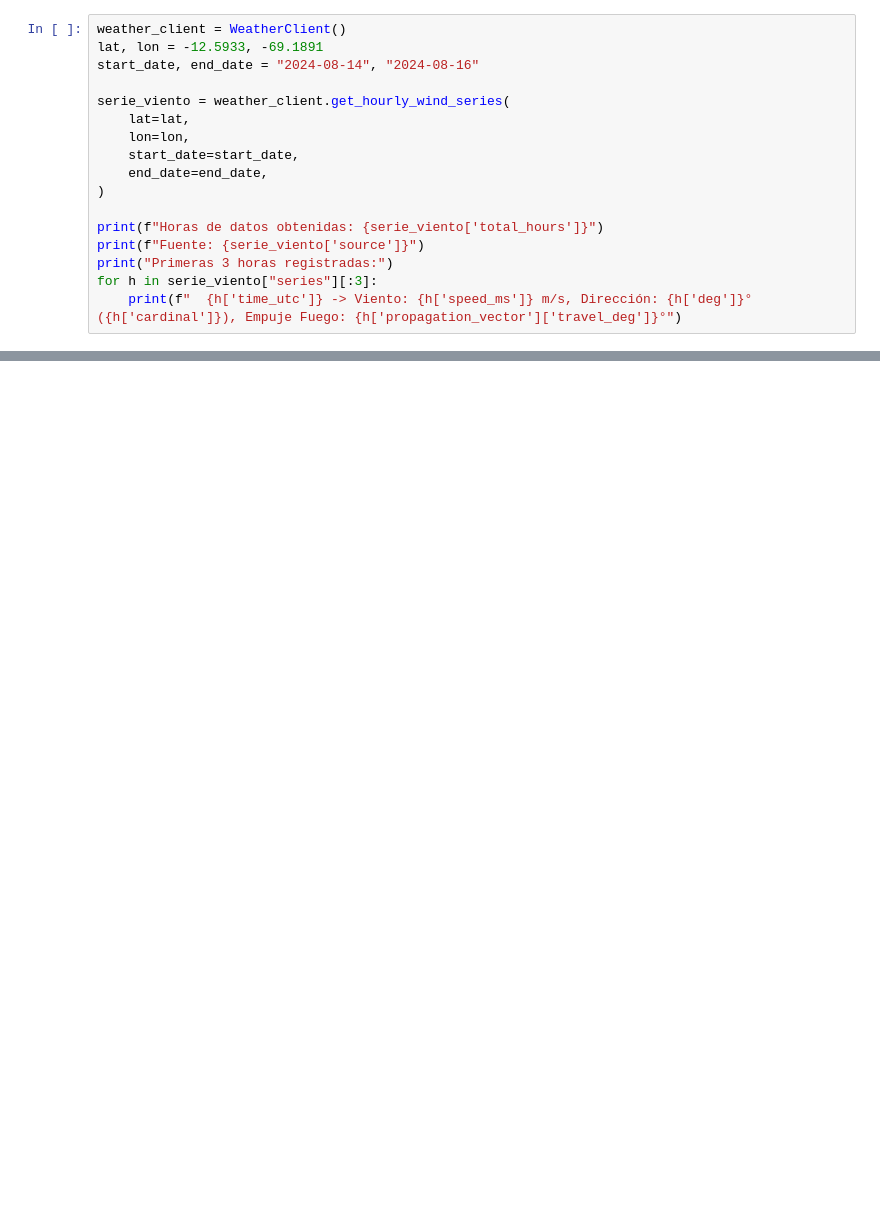
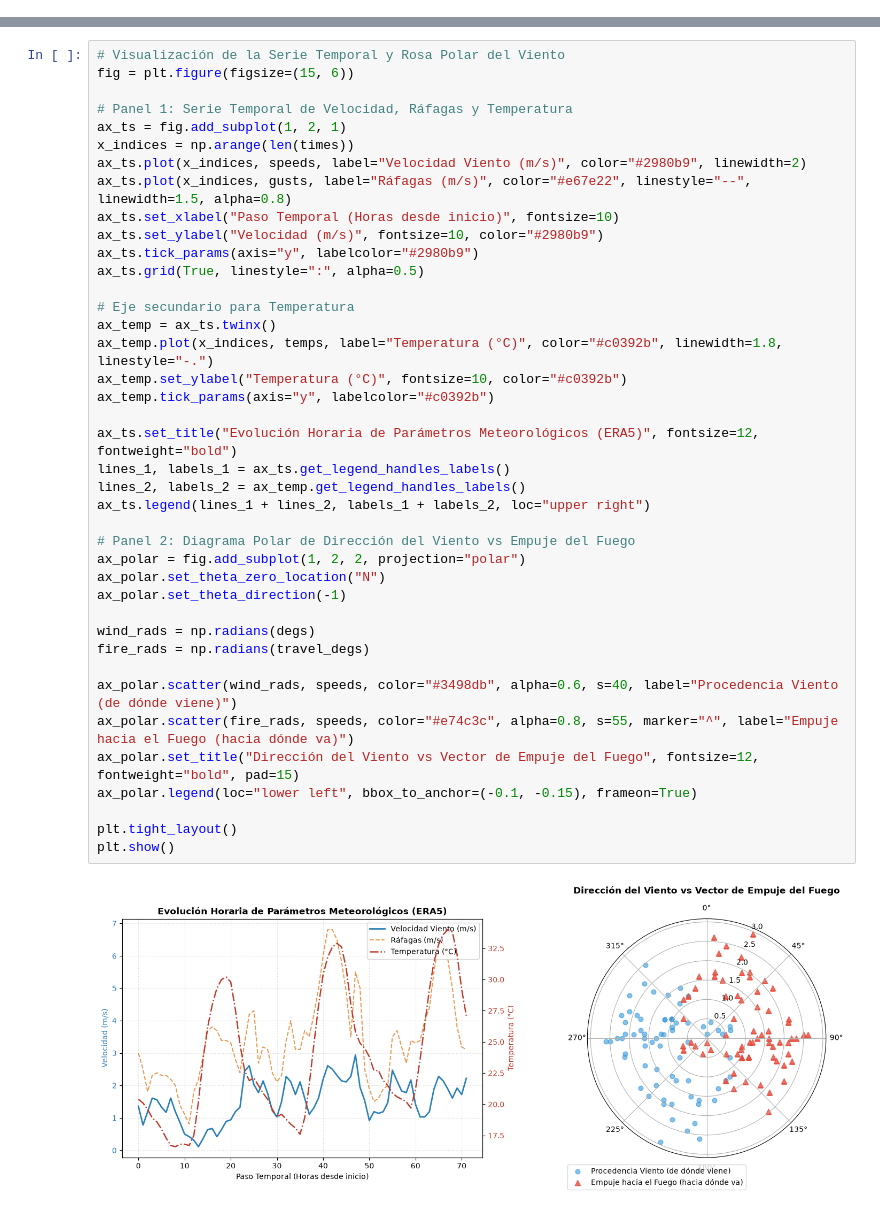
Before and after one commit to anthony-yt/wildfire-cellular-automata, a Jupyter notebook: notebooks/calibracion_caso_estudio.ipynb, the cells around one changed output, grey strips where cells are left out. Drawn from its saved outputs; the diff is of its cells as text; blank space fills up the shorter version.

Commit message:
feat(notebooks): agregar soporte Colab, visualizaciones y plantilla .env.example

```diff
--- a/notebooks/calibracion_caso_estudio.ipynb
+++ b/notebooks/calibracion_caso_estudio.ipynb
@@ -27,17 +46,0 @@ Consultamos la serie horaria para las coordenadas del incendio (Puerto Maldonado
-# %%
-weather_client = WeatherClient()
-lat, lon = -12.5933, -69.1891
-start_date, end_date = "2024-08-14", "2024-08-16"
-
-serie_viento = weather_client.get_hourly_wind_series(
-    lat=lat,
-    lon=lon,
-    start_date=start_date,
-    end_date=end_date,
-)
-
-print(f"Horas de datos obtenidas: {serie_viento['total_hours']}")
-print(f"Fuente: {serie_viento['source']}")
-print("Primeras 3 horas registradas:")
-for h in serie_viento["series"][:3]:
-    print(f"  {h['time_utc']} -> Viento: {h['speed_ms']} m/s, Dirección: {h['deg']}° ({h['cardinal']}), Empuje Fuego: {h['propagation_vector']['travel_deg']}°")
@@ -69,0 +193,42 @@ for i, hora in enumerate(serie_viento["series"][:12]):
+# %%
+# Visualización de la Serie Temporal y Rosa Polar del Viento
+fig = plt.figure(figsize=(15, 6))
+
+# Panel 1: Serie Temporal de Velocidad, Ráfagas y Temperatura
+ax_ts = fig.add_subplot(1, 2, 1)
+x_indices = np.arange(len(times))
+ax_ts.plot(x_indices, speeds, label="Velocidad Viento (m/s)", color="#2980b9", linewidth=2)
+ax_ts.plot(x_indices, gusts, label="Ráfagas (m/s)", color="#e67e22", linestyle="--", linewidth=1.5, alpha=0.8)
+ax_ts.set_xlabel("Paso Temporal (Horas desde inicio)", fontsize=10)
+ax_ts.set_ylabel("Velocidad (m/s)", fontsize=10, color="#2980b9")
+ax_ts.tick_params(axis="y", labelcolor="#2980b9")
+ax_ts.grid(True, linestyle=":", alpha=0.5)
+
+# Eje secundario para Temperatura
+ax_temp = ax_ts.twinx()
+ax_temp.plot(x_indices, temps, label="Temperatura (°C)", color="#c0392b", linewidth=1.8, linestyle="-.")
+ax_temp.set_ylabel("Temperatura (°C)", fontsize=10, color="#c0392b")
+ax_temp.tick_params(axis="y", labelcolor="#c0392b")
+
+ax_ts.set_title("Evolución Horaria de Parámetros Meteorológicos (ERA5)", fontsize=12, fontweight="bold")
+lines_1, labels_1 = ax_ts.get_legend_handles_labels()
+lines_2, labels_2 = ax_temp.get_legend_handles_labels()
+ax_ts.legend(lines_1 + lines_2, labels_1 + labels_2, loc="upper right")
+
+# Panel 2: Diagrama Polar de Dirección del Viento vs Empuje del Fuego
+ax_polar = fig.add_subplot(1, 2, 2, projection="polar")
+ax_polar.set_theta_zero_location("N")
+ax_polar.set_theta_direction(-1)
+
+wind_rads = np.radians(degs)
+fire_rads = np.radians(travel_degs)
+
+ax_polar.scatter(wind_rads, speeds, color="#3498db", alpha=0.6, s=40, label="Procedencia Viento (de dónde viene)")
+ax_polar.scatter(fire_rads, speeds, color="#e74c3c", alpha=0.8, s=55, marker="^", label="Empuje hacia el Fuego (hacia dónde va)")
+ax_polar.set_title("Dirección del Viento vs Vector de Empuje del Fuego", fontsize=12, fontweight="bold", pad=15)
+ax_polar.legend(loc="lower left", bbox_to_anchor=(-0.1, -0.15), frameon=True)
+
+plt.tight_layout()
+plt.show()
+# %% [output]
+[figure, added]
```
Also changed, not shown: parts of 15 cells of this notebook, 2 other files.
